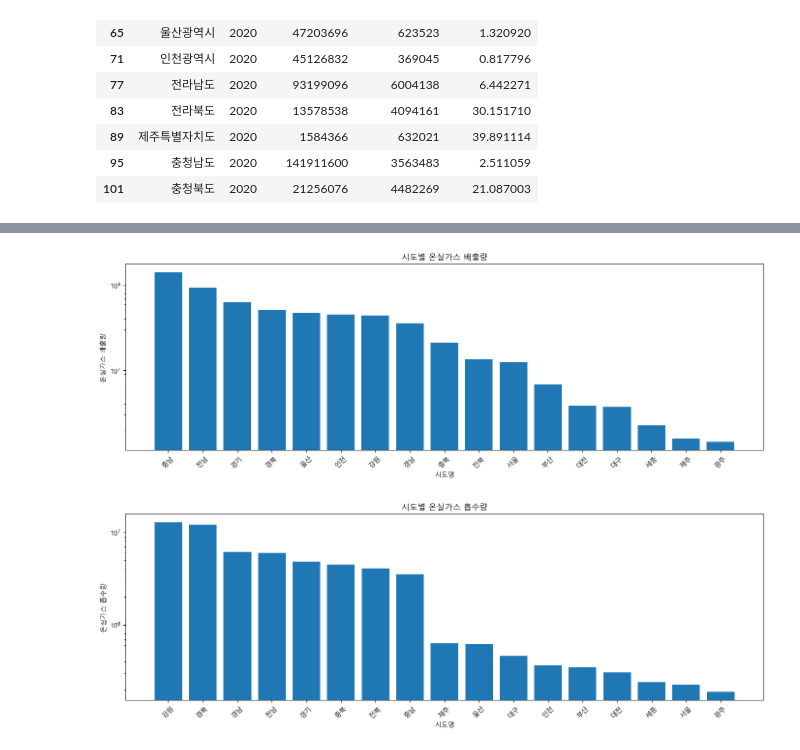
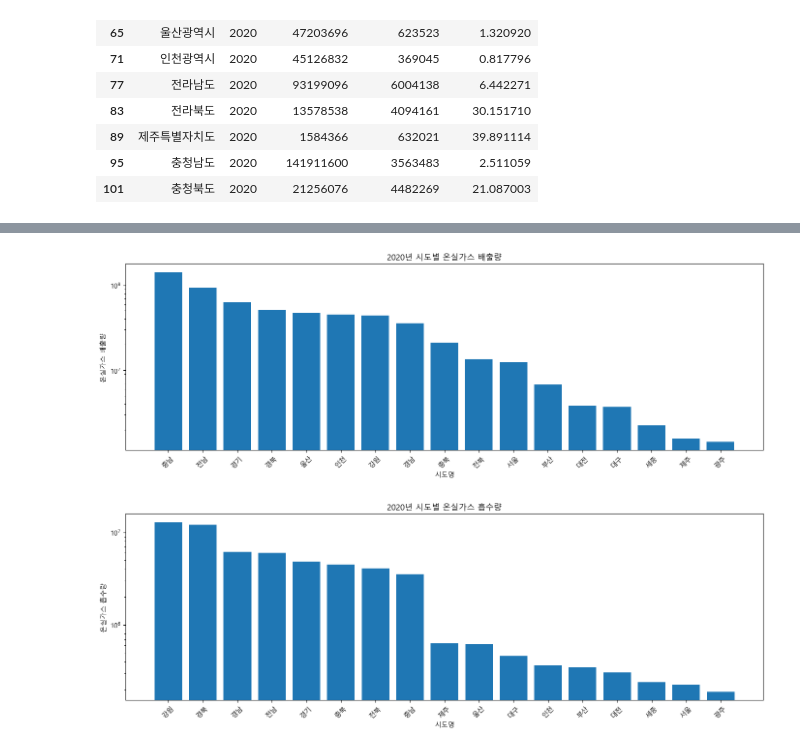
Before and after one commit to Jae-Ho-cloud/team1, a Jupyter notebook: 2020년_dataset.ipynb, the cells around one changed output, grey strips where cells are left out. Cells and saved outputs as stored; diff of their text form; code cells hidden in the pictures.

```diff
--- a/2020년_dataset.ipynb
+++ b/2020년_dataset.ipynb
@@ -103,23 +103,23 @@ plt.show()
 # %%
 import matplotlib as mpl
 import matplotlib.pyplot as plt
 
 
 font_path = "c:\Windows\Fonts\malgun.ttf"
 font_prop = mpl.font_manager.FontProperties(fname=font_path)
 mpl.rcParams['font.family'] = font_prop.get_name()
 
 df1_sorted2 = df1.sort_values(by='온실가스배출량', ascending=False)
 
 plt.figure(figsize=(17,5))
 plt.bar(df1_sorted2['시도명'],df1_sorted2['온실가스배출량'], log=True)
-plt.title('시도별 온실가스 배출량')
+plt.title('2020년 시도별 온실가스 배출량')
 plt.xlabel('시도명')
 plt.ylabel('온실가스 배출량')
 plt.xticks(rotation=45)
 plt.show()
 # %% [output]
-[figure, old version]
+[figure, new version]
 # %%
 import matplotlib as mpl
 import matplotlib.pyplot as plt
@@ -133,10 +133,10 @@ df1_sorted3 = df1.sort_values(by='온실가스흡수량', ascending=False)
 
 plt.figure(figsize=(17,5))
 plt.bar(df1_sorted3['시도명'],df1_sorted3['온실가스흡수량'], log=True)
-plt.title('시도별 온실가스 흡수량')
+plt.title('2020년 시도별 온실가스 흡수량')
 plt.xlabel('시도명')
 plt.ylabel('온실가스 흡수량')
 plt.xticks(rotation=45)
 plt.show()
 # %% [output]
-[figure, old version]
+[figure, new version]
```
Also changed, not shown: parts of 1 cell of this notebook, 1 other file.
